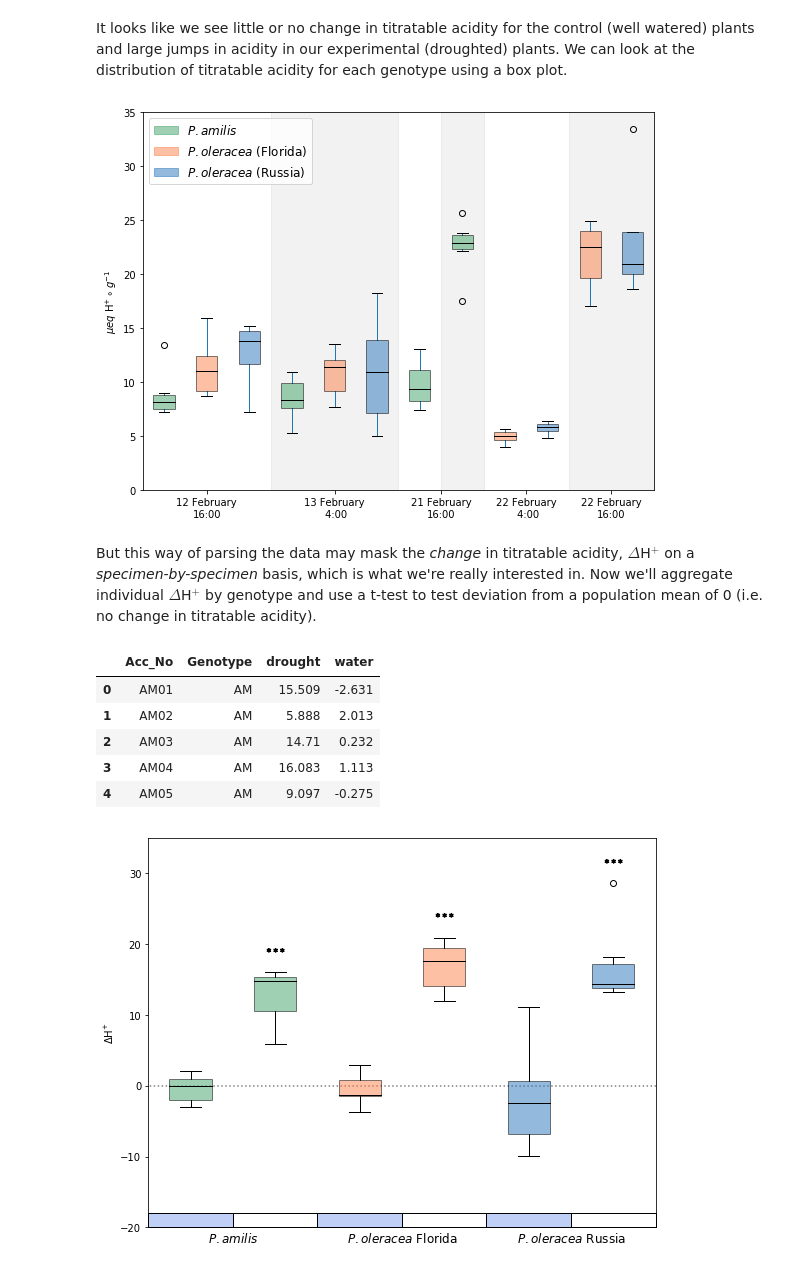
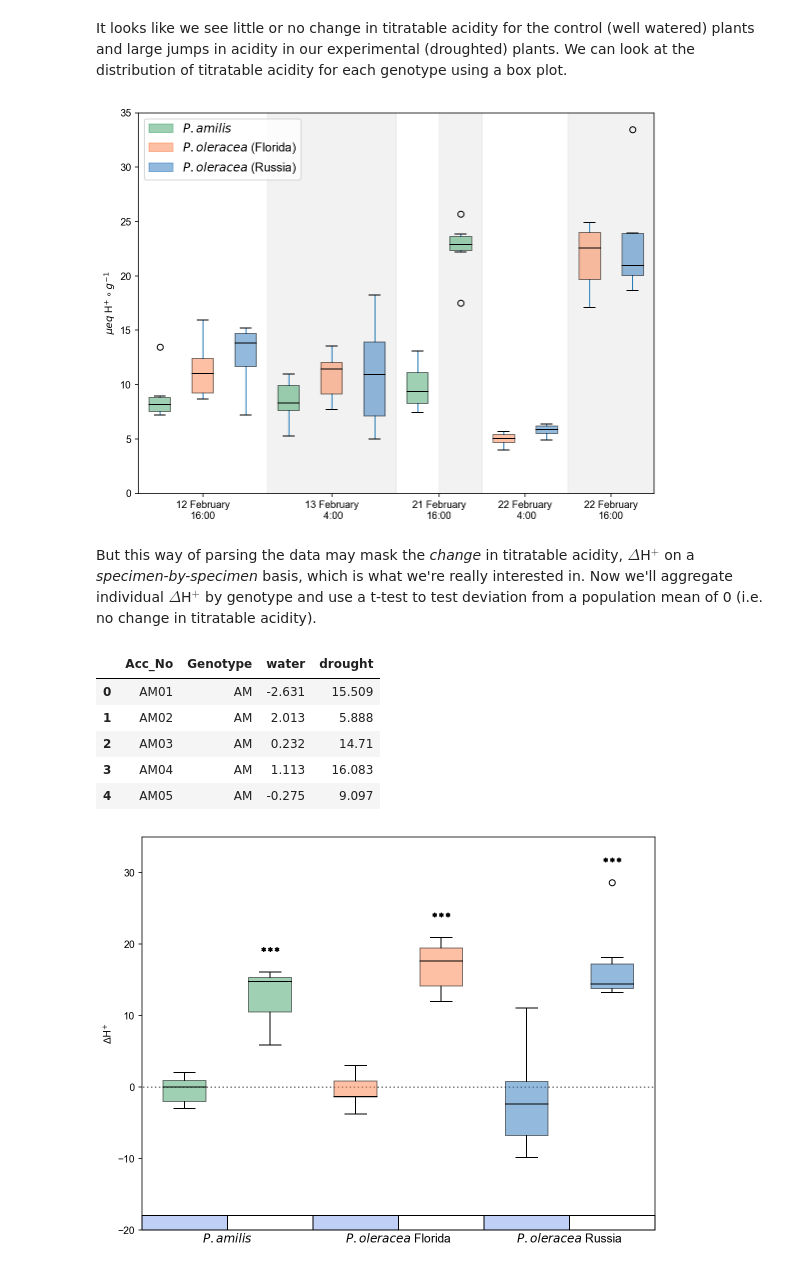
Before and after one commit to isgilman/Portulaca-coexpression, a Jupyter notebook: Notebooks/physiology_analyses.ipynb, the cells around one changed output. Saved outputs shown, nothing was run; the diff lists cells and outputs as text; code cells hidden in the pictures.

```diff
--- a/Notebooks/physiology_analyses.ipynb
+++ b/Notebooks/physiology_analyses.ipynb
@@ -2,14 +2,19 @@
 # Core
 import re, os, glob
 import pandas as pd
-from pandas.compat import StringIO
 from scipy import stats
 import numpy as np
 import csv
 # Plotting
 %matplotlib inline
+%config InlineBackend.figure_format ='retina'
 import matplotlib.pyplot as plt
+from matplotlib import rcParams
+rcParams['pdf.fonttype'] = 42
+rcParams['font.sans-serif'] = "Arial"
+rcParams['font.family'] = "sans-serif"
 import matplotlib.patches as mpatches
+from matplotlib.dates import DateFormatter
 from datetime import datetime, timedelta
 import matplotlib.dates as mdates
 # %% [markdown]
@@ -251,7 +272,7 @@ plt.suptitle("")
 plt.tight_layout()
 # plt.savefig("../Figures/titration_box.pdf", dpi = 100, transparent=True)
 # %% [output]
-[figure, old version]
+[figure, new version]
 # %% [markdown]
 But this way of parsing the data may mask the _change_ in titratable acidity, $\Delta$H$^{+}$ on a _specimen-by-specimen_ basis, which is what we're really interested in. Now we'll aggregate individual $\Delta$H$^{+}$ by genotype and use a t-test to test deviation from a population mean of 0 (i.e. no change in titratable acidity).
 # %%
@@ -265,15 +286,15 @@ for acc, group in titrations.groupby("Acc_No"):
         next
 
 dH = pd.DataFrame(dH_dict).T.reset_index()
-dH.columns = ["Acc_No", "Genotype", "drought", "water"]
+dH.columns = ["Acc_No", "Genotype", "water", "drought"]
 dH.head()
 # %% [output]
-|  | Acc_No | Genotype | drought | water |
-| 0 | AM01 | AM | 15.509 | -2.631 |
-| 1 | AM02 | AM | 5.888 | 2.013 |
-| 2 | AM03 | AM | 14.71 | 0.232 |
-| 3 | AM04 | AM | 16.083 | 1.113 |
-| 4 | AM05 | AM | 9.097 | -0.275 |
+|  | Acc_No | Genotype | water | drought |
+| 0 | AM01 | AM | -2.631 | 15.509 |
+| 1 | AM02 | AM | 2.013 | 5.888 |
+| 2 | AM03 | AM | 0.232 | 14.71 |
+| 3 | AM04 | AM | 1.113 | 16.083 |
+| 4 | AM05 | AM | -0.275 | 9.097 |
 # %%
 fig, ax = plt.subplots(figsize = (8,6))
 
@@ -288,7 +309,7 @@ ax.hlines(y=0, xmin=0, xmax=6.5, colors="grey", linestyles=":")
 
 AM_w = dH.loc[dH["Genotype"]=="AM"]["water"]
 AM_d = dH.loc[dH["Genotype"]=="AM"]["drought"]
-OF_w = dH.loc[dH["Genotype"]=="OF"]["water"]
+OF_w = dH.loc[dH["Genotype"]=="OF"]["water"].dropna()
 OF_d = dH.loc[dH["Genotype"]=="OF"]["drought"].dropna()
 OR_w = dH.loc[dH["Genotype"]=="OR"]["water"]
 OR_d = dH.loc[dH["Genotype"]=="OR"]["drought"]
@@ -300,32 +321,33 @@ for i, dist in enumerate([AM_w, AM_d, OF_w, OF_d, OR_w, OR_d]):
     if result.pvalue < 0.001:
         marker = "$*$ $*$ $*$"
         size = 300
     elif result.pvalue < 0.01:
         marker = "$*$ $*$"
         size = 300
     elif result.pvalue < 0.05:
         marker = "$*$"
         size = 50
     else:
         marker = ""
         size = 50
     ax.scatter(x = i+1, y = max(dist)+3, marker=marker, c="black", s=size)
 
 colors = ["xkcd:greenish", "xkcd:greenish", "xkcd:orangish", "xkcd:orangish", "xkcd:bluish", "xkcd:bluish"]
 for color, box in zip(colors, boxplot["boxes"]):
     box.set_color(color)
     box.set_alpha(0.5)
     box.set_edgecolor("black")
 for median in boxplot['medians']:
     median.set_color("black")
 
 ax.set_ylim([-20, 35])
+ax.set_xlim([0.5, 6.5])
 ax.set_xticks([1.5, 3.5, 5.5])
 ax.set_xticklabels(["$P. amilis$", "$P. oleracea$ Florida", "$P. oleracea$ Russia"], size=12)
 ax.tick_params(axis='x', size=0)
 ax.set_ylabel("$\Delta$H$^{+}$")
 plt.tight_layout()
 # plt.savefig("../Figures/deltaH_box.pdf", dpi = 100, transparent=True)
 # %% [output]
-[figure, old version]
+[figure, new version]
 # %% [markdown]
```
Also changed, not shown: parts of 14 cells of this notebook, 10 other files.
